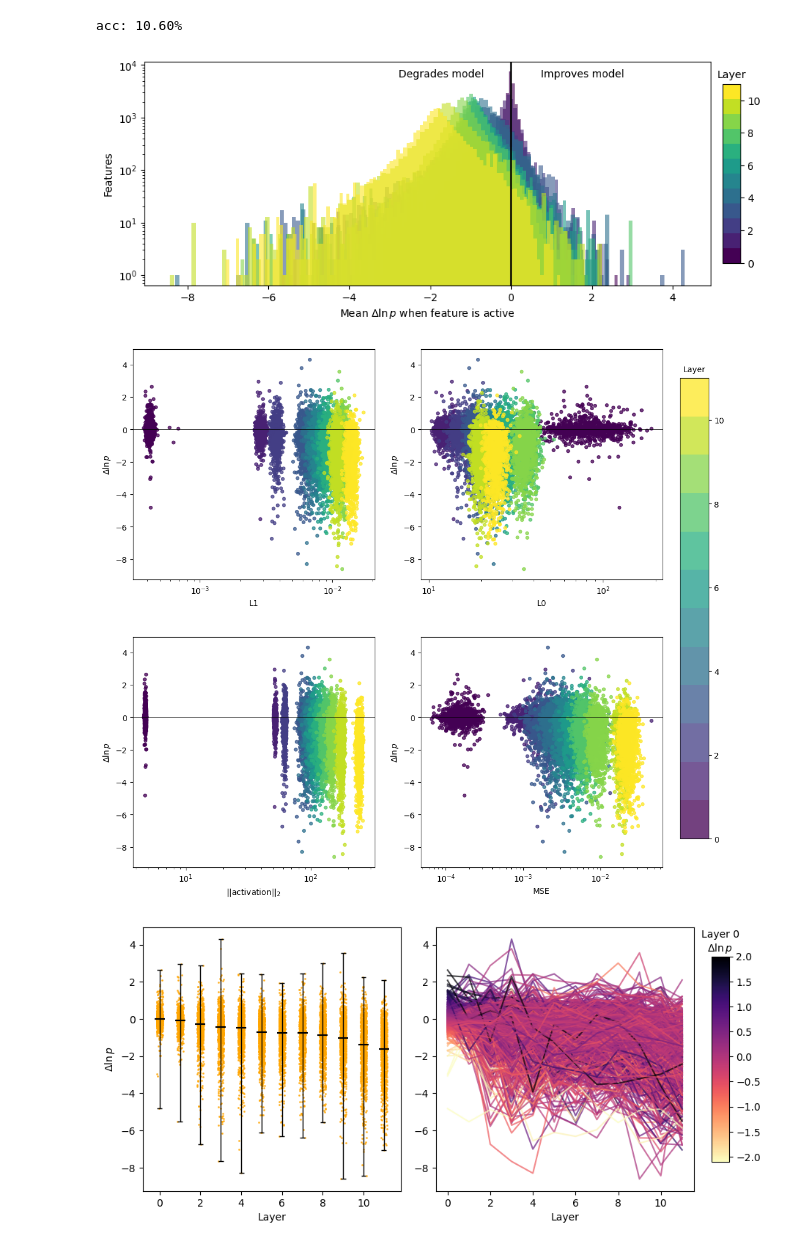
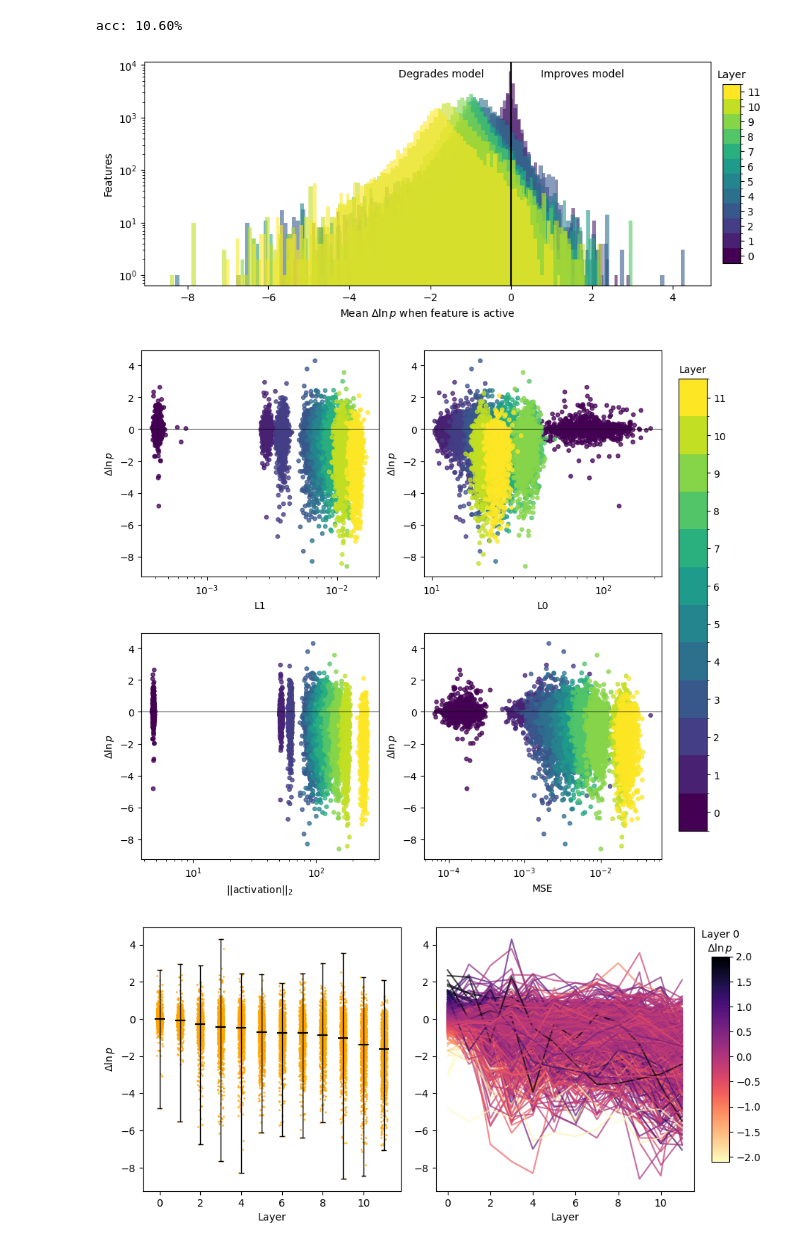
Before and after one commit to evanhanders/sae_validation_blogpost, a Jupyter notebook: gpt2_small_autoencoder_benchmarks.ipynb, the cells around one changed output. Saved outputs shown, nothing was run; the diff lists cells and outputs as text; code cells hidden in the pictures.

```diff
--- a/gpt2_small_autoencoder_benchmarks.ipynb
+++ b/gpt2_small_autoencoder_benchmarks.ipynb
@@ -721,7 +899,7 @@ fig = plt.figure(figsize=(8,3))
 ax1 = fig.add_axes((0, 0, 0.95, 1))
 cax = fig.add_axes((0.97, 0.1, 0.03, 0.8))
 for i,log in enumerate(cbt_residual_logs):
-    ax1.hist(log['feat_means'][log['feat_means'] != 100], bins=100, color=matplotlib.cm.viridis.resampled(12)(i/12), alpha=0.6)
+    ax1.hist(log['feat_means'][log['feat_means'] != 100], bins=100, color=layer_sm.to_rgba(i), alpha=0.6)
 ax1.set_yscale('log')
 ax1.set_xlabel(r'Mean $\Delta \ln p$ when feature is active')
 ax1.set_ylabel('Features')
@@ -730,7 +908,7 @@ ax1.axvline(0, c='k')
 ax1.text(0.825, 0.93, 'Improves model', ha='left', transform=ax1.transAxes)
 ax1.text(0.8, 0.93, 'Degrades model', ha='right', transform=ax1.transAxes)
 cax.text(0.5, 1.05, 'Layer', ha='center', va='center', transform=cax.transAxes)
-cbar = plt.colorbar(matplotlib.cm.ScalarMappable(norm=matplotlib.colors.Normalize(vmin=0, vmax=11), cmap=matplotlib.cm.viridis.resampled(12)), cax=cax)
-
+cbar = plt.colorbar(layer_sm, cax=cax)
+cbar.set_ticks([i+0.5 for i in range(12)], labels=[i for i in range(12)])
 fig.savefig('feature_hist_cbt.png', dpi=300, bbox_inches='tight')
 # %% [output]
@@ -738,5 +916,5 @@ fig.savefig('feature_hist_cbt.png', dpi=300, bbox_inches='tight')
 # %%
-fig = plt.figure(figsize=(10, 10))
+fig = plt.figure(figsize=(8, 8))
 ax1 = fig.add_axes([0,    0.55, 0.42, 0.4])
 ax2 = fig.add_axes([0.50, 0.55, 0.42, 0.4])
 ax3 = fig.add_axes([0,    0.05, 0.42, 0.4])
@@ -748,13 +926,14 @@ for ax in [ax1, ax2, ax3, ax4]:
     ax.set_ylabel(r'$\Delta \ln p$')
     ax.axhline(0, c='k', lw=0.5)
 
-scatter_kwargs = dict(s=15, alpha=0.75, c=df['layer'], cmap=matplotlib.cm.viridis.resampled(12))
+scatter_kwargs = dict(s=15, alpha=0.75, c=layer_sm.to_rgba(df['layer']))
 output = ax1.scatter(df['l1'], df['delta_ln_prob'], **scatter_kwargs)
 output = ax2.scatter(df['l0'], df['delta_ln_prob'], **scatter_kwargs)
 output = ax3.scatter(df['l2_activation'], df['delta_ln_prob'], **scatter_kwargs)
 output = ax4.scatter(df['mse'], df['delta_ln_prob'], **scatter_kwargs)
 # ax2.scatter(df['context_size'][:len(context_sizes)], df['loss_base'][:len(context_sizes)], c='k', marker='x', s=50)
-cb = plt.colorbar(output, cax=cax)
+cbar = plt.colorbar(layer_sm, cax=cax)
+cbar.set_ticks([i+0.5 for i in range(12)], labels=[i for i in range(12)])
 
 
 
@@ -765,6 +944,11 @@ ax1.set_xlabel('L1')
 ax2.set_xlabel('L0')
 ax3.set_xlabel('||activation||$_2$')
 ax4.set_xlabel('MSE')
+
+
+ax3.text(60, -23, 'Model struggles\nwith large,\nout-of-distribution\n activations', ha='right', va='center')
+ax3.annotate("", xy=(2e2, -21), xytext=(60, -23), arrowprops=dict(arrowstyle="->"))
+
 
     # ax.axvline(128, c='k', lw=0.5)
     # ax.text(0.28, 0.98, 'training\ncontext\nsize', ha='left', va='top', transform=ax.transAxes)
@@ -992,12 +1176,21 @@ for i, log in enumerate(lambada_residual_logs):
         pickle.dump(log, handle, protocol=pickle.HIGHEST_PROTOCOL)
 with open('lambada_baseline_log.pkl', 'wb') as handle:
     pickle.dump(lambada_baseline, handle, protocol=pickle.HIGHEST_PROTOCOL)
+# %%
+df = pandas.read_csv('lambada_df.csv')
+lambada_residual_logs = []
+for i in range(len(sparse_encoders_residual)):
+     with open(f'lambada_residual_log_{i}.pkl', 'rb') as handle:
+         log = pickle.load(handle)
+         lambada_residual_logs.append(log)
+with open('lambada_baseline_log.pkl', 'rb') as handle:
+    lambada_baseline = pickle.load(handle)
 # %%
 fig = plt.figure(figsize=(8,3))
 ax1 = fig.add_axes((0, 0, 0.95, 1))
 cax = fig.add_axes((0.97, 0.1, 0.03, 0.8))
 for i,log in enumerate(lambada_residual_logs):
-    ax1.hist(log['feat_means'][log['feat_means'] != 100], bins=100, color=matplotlib.cm.viridis.resampled(12)(i/12), alpha=0.6)
+    ax1.hist(log['feat_means'][log['feat_means'] != 100], bins=100, color=layer_sm.to_rgba(i), alpha=0.6)
 ax1.set_yscale('log')
 ax1.set_xlabel(r'Mean $\Delta \ln p$ when feature is active')
 ax1.set_ylabel('Features')
@@ -1006,12 +1199,14 @@ ax1.text(0.7, 0.93, 'Improves model', ha='left', transform=ax1.transAxes)
 ax1.text(0.6, 0.93, 'Degrades model', ha='right', transform=ax1.transAxes)
 cax.text(0.5, 1.05, 'Layer', ha='center', va='center', transform=cax.transAxes)
 cbar = plt.colorbar(matplotlib.cm.ScalarMappable(norm=matplotlib.colors.Normalize(vmin=0, vmax=11), cmap=matplotlib.cm.viridis.resampled(12)), cax=cax)
+cbar = plt.colorbar(layer_sm, cax=cax)
+cbar.set_ticks([i+0.5 for i in range(12)], labels=[i for i in range(12)])
 
 fig.savefig('feature_hist_lambada.png', dpi=300, bbox_inches='tight')
 # %% [output]
-[figure, old version]
+[figure, new version]
 # %%
-fig = plt.figure(figsize=(10, 10))
+fig = plt.figure(figsize=(8, 8))
 ax1 = fig.add_axes([0,    0.55, 0.42, 0.4])
 ax2 = fig.add_axes([0.50, 0.55, 0.42, 0.4])
 ax3 = fig.add_axes([0,    0.05, 0.42, 0.4])
@@ -1023,37 +1218,38 @@ for ax in [ax1, ax2, ax3, ax4]:
     ax.set_ylabel(r'$\Delta \ln p$')
     ax.axhline(0, c='k', lw=0.5)
 
-scatter_kwargs = dict(s=15, alpha=0.75, c=df['layer'], cmap=matplotlib.cm.viridis.resampled(12))
+scatter_kwargs = dict(s=15, alpha=0.75, c=layer_sm.to_rgba(df['layer']))
 output = ax1.scatter(df['l1'], df['delta_ln_prob'], **scatter_kwargs)
 output = ax2.scatter(df['l0'], df['delta_ln_prob'], **scatter_kwargs)
 output = ax3.scatter(df['l2_activation'], df['delta_ln_prob'], **scatter_kwargs)
 output = ax4.scatter(df['mse'], df['delta_ln_prob'], **scatter_kwargs)
 # ax2.scatter(df['context_size'][:len(context_sizes)], df['loss_base'][:len(context_sizes)], c='k', marker='x', s=50)
-cb = plt.colorbar(output, cax=cax)
+cbar = plt.colorbar(layer_sm, cax=cax)
+cbar.set_ticks([i+0.5 for i in range(12)], labels=[i for i in range(12)])
 
 
 
 # ax1.text(90, 20, '(sparse)', ha='center', va='center')
 # ax1.text(800, 200, '(not sparse)', ha='center', va='center')
 
 ax1.set_xlabel('L1')
 ax2.set_xlabel('L0')
 ax3.set_xlabel('||activation||$_2$')
 ax4.set_xlabel('MSE')
 
     # ax.axvline(128, c='k', lw=0.5)
     # ax.text(0.28, 0.98, 'training\ncontext\nsize', ha='left', va='top', transform=ax.transAxes)
 
 # ax1.set_yscale('log')
 
 # ax2.text(100, 8, 'Baseline', ha='center', va='bottom')
 # ax2.annotate("", xy=(65, 4.4), xytext=(100, 8), arrowprops=dict(arrowstyle="->"))
 
 cax.text(0.5, 1.01, 'Layer', ha='center', va='bottom', transform=cax.transAxes)
 
 fig.savefig('delta_ln_prob_lambada.png', dpi=300, bbox_inches='tight')
 # %% [output]
-[figure, old version]
+[figure, new version]
 # %%
 fig = plt.figure(figsize=(8,4))
 ax1 = fig.add_axes([0.00, 0.05, 0.44, 0.9])
```
Also changed, not shown: parts of 15 cells of this notebook, 10 other files.
